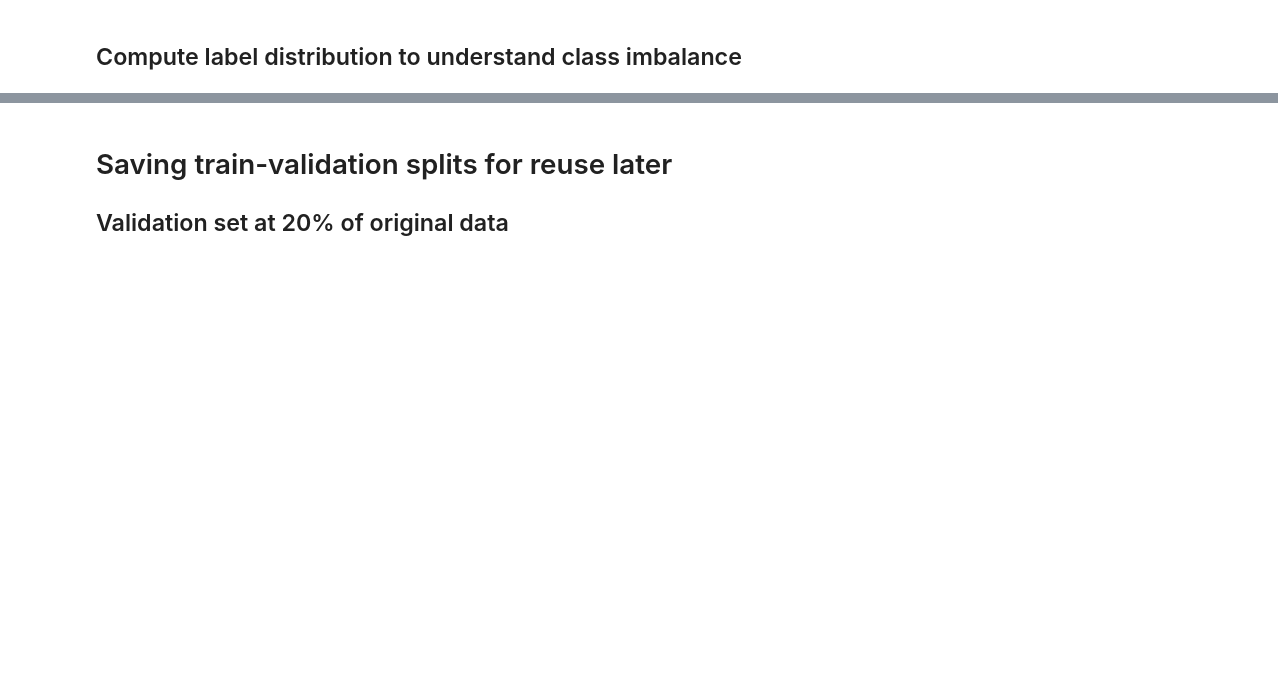
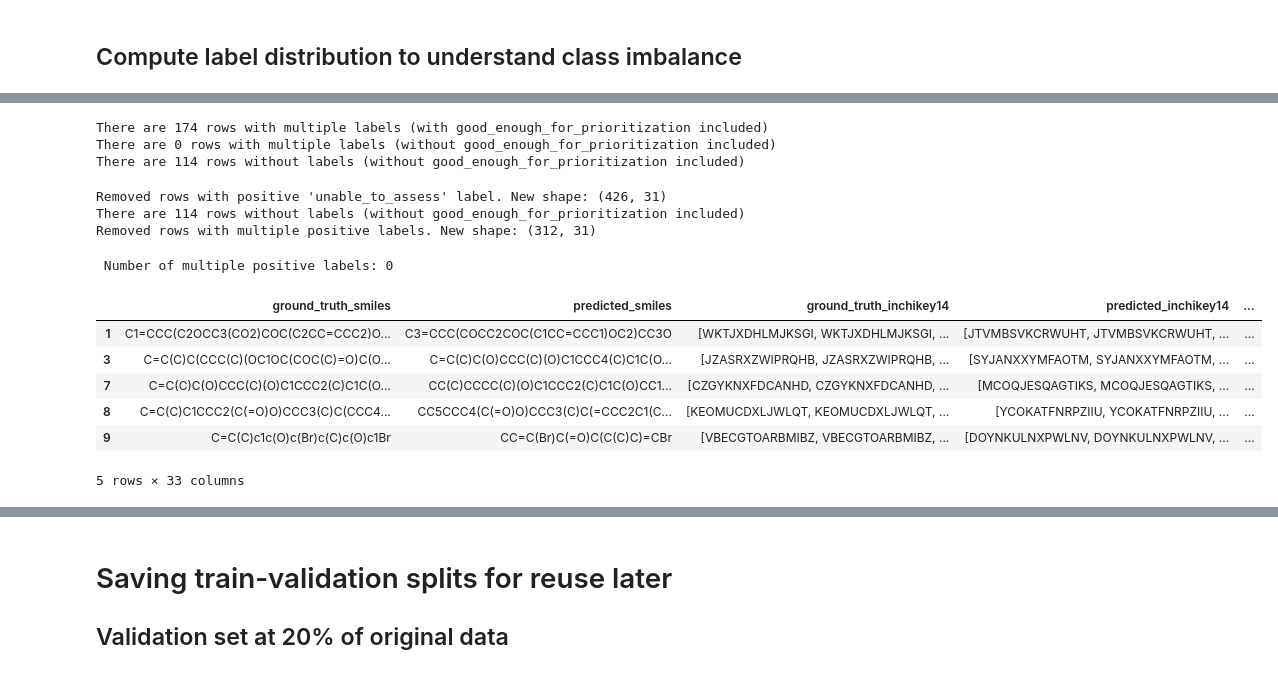
Before and after one commit to davidkubanek/biohack, a Jupyter notebook: scripts/1.1_multiannotator_preprocessing.ipynb, the cells around one changed output, grey strips where cells are left out. Drawn from its saved outputs; the diff is of its cells as text; code cells hidden in the pictures; blank space fills up the shorter version.

```diff
--- a/scripts/1.1_multiannotator_preprocessing.ipynb
+++ b/scripts/1.1_multiannotator_preprocessing.ipynb
@@ -192,0 +173,48 @@ Rows with overlapping classes:
+# %%
+# print ['unable_to_assess','close_match', 'near_exact_match','exact_match', 'good_enough_for_prioritization'] in df
+# df[['unable_to_assess', 'close_match', 'near_exact_match', 'exact_match', 'good_enough_for_prioritization']]
+# calculate how many times tehre are multiple positive labels in a single row
+df['multiple_positive_labels'] = df[['unable_to_assess', 'close_match', 'not_close_match', 'near_exact_match', 'exact_match', 'good_enough_for_prioritization']].sum(axis=1) > 1
+print(f"There are {df['multiple_positive_labels'].sum()} rows with multiple labels (with good_enough_for_prioritization included)")
+
+df['multiple_positive_labels'] = df[['unable_to_assess', 'close_match', 'not_close_match', 'near_exact_match', 'exact_match']].sum(axis=1) > 1
+print(f"There are {df['multiple_positive_labels'].sum()} rows with multiple labels (without good_enough_for_prioritization included)")
+
+df['multiple_positive_labels'] = df[['unable_to_assess', 'close_match', 'not_close_match', 'near_exact_match', 'exact_match']].sum(axis=1) == 0
+print(f"There are {df['multiple_positive_labels'].sum()} rows without labels (without good_enough_for_prioritization included)")
+# %% [output]
+There are 174 rows with multiple labels (with good_enough_for_prioritization included)
+There are 0 rows with multiple labels (without good_enough_for_prioritization included)
+There are 114 rows without labels (without good_enough_for_prioritization included)
+# %%
+# remove rows with positive 'unable_to_assess' label
+df = df[df['unable_to_assess']==0]
+print(f"Removed rows with positive 'unable_to_assess' label. New shape: {df.shape}")
+# remove rows with multiple positive labels
+df['multiple_positive_labels'] = df[['close_match', 'not_close_match', 'near_exact_match', 'exact_match']].sum(axis=1) == 0
+print(f"There are {df['multiple_positive_labels'].sum()} rows without labels (without good_enough_for_prioritization included)")
+df = df[df['multiple_positive_labels']==False]
+print(f"Removed rows with multiple positive labels. New shape: {df.shape}")
+# %% [output]
+Removed rows with positive 'unable_to_assess' label. New shape: (426, 31)
+There are 114 rows without labels (without good_enough_for_prioritization included)
+Removed rows with multiple positive labels. New shape: (312, 31)
+# %%
+# combine 'close_match', 'near_exact_match','exact_match' into a single 'similar' label
+df['similar'] = df['close_match'] + df['near_exact_match'] + df['exact_match']
+df['disimilar'] = df['not_close_match']
+# check if there are rows with multiple positive labels
+print(f" Number of multiple positive labels: {sum(df[['similar', 'disimilar']].sum(axis=1) > 1)} ")
+# %% [output]
+ Number of multiple positive labels: 0
+# %%
+df.to_pickle('../data/enveda_remove_duplicates_preprocessed.pkl')
+df.head()
+# %% [output]
+|  | ground_truth_smiles | predicted_smiles | ground_truth_inchikey14 | predicted_inchikey14 | ... |
+| 1 | C1=CCC(C2OCC3(CO2)COC(C2CC=CCC2)O... | C3=CCC(COCC2COC(C1CC=CCC1)OC2)CC3O | [WKTJXDHLMJKSGI, WKTJXDHLMJKSGI, ... | [JTVMBSVKCRWUHT, JTVMBSVKCRWUHT, ... | ... |
+| 3 | C=C(C)C(CCC(C)(OC1OC(COC(C)=O)C(O... | C=C(C)C(O)CCC(C)(O)C1CCC4(C)C1C(O... | [JZASRXZWIPRQHB, JZASRXZWIPRQHB, ... | [SYJANXXYMFAOTM, SYJANXXYMFAOTM, ... | ... |
+| 7 | C=C(C)C(O)CCC(C)(O)C1CCC2(C)C1C(O... | CC(C)CCCC(C)(O)C1CCC2(C)C1C(O)CC1... | [CZGYKNXFDCANHD, CZGYKNXFDCANHD, ... | [MCOQJESQAGTIKS, MCOQJESQAGTIKS, ... | ... |
+| 8 | C=C(C)C1CCC2(C(=O)O)CCC3(C)C(CCC4... | CC5CCC4(C(=O)O)CCC3(C)C(=CCC2C1(C... | [KEOMUCDXLJWLQT, KEOMUCDXLJWLQT, ... | [YCOKATFNRPZIIU, YCOKATFNRPZIIU, ... | ... |
+| 9 | C=C(C)c1c(O)c(Br)c(C)c(O)c1Br | CC=C(Br)C(=O)C(C(C)C)=CBr | [VBECGTOARBMIBZ, VBECGTOARBMIBZ, ... | [DOYNKULNXPWLNV, DOYNKULNXPWLNV, ... | ... |
+5 rows × 33 columns
```
Also changed, not shown: parts of 10 cells of this notebook, 8 other files.
